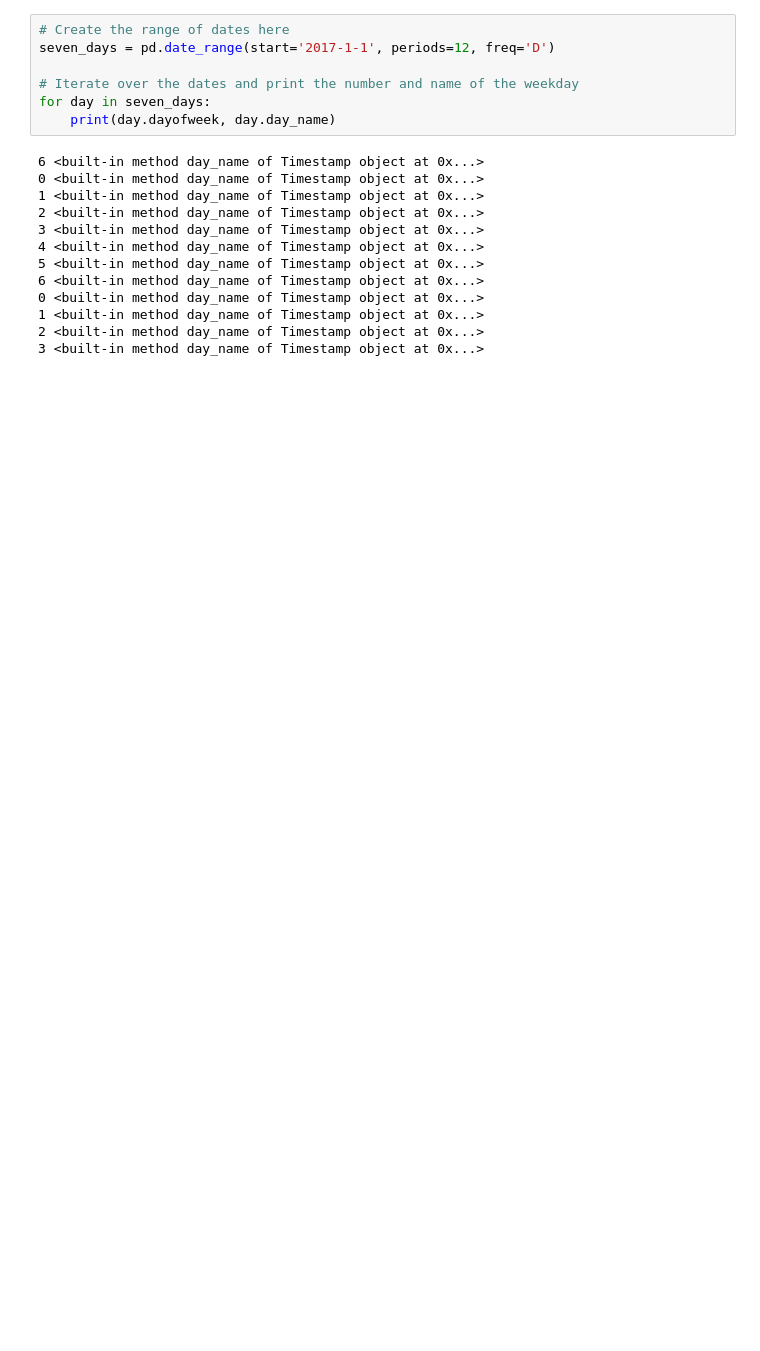
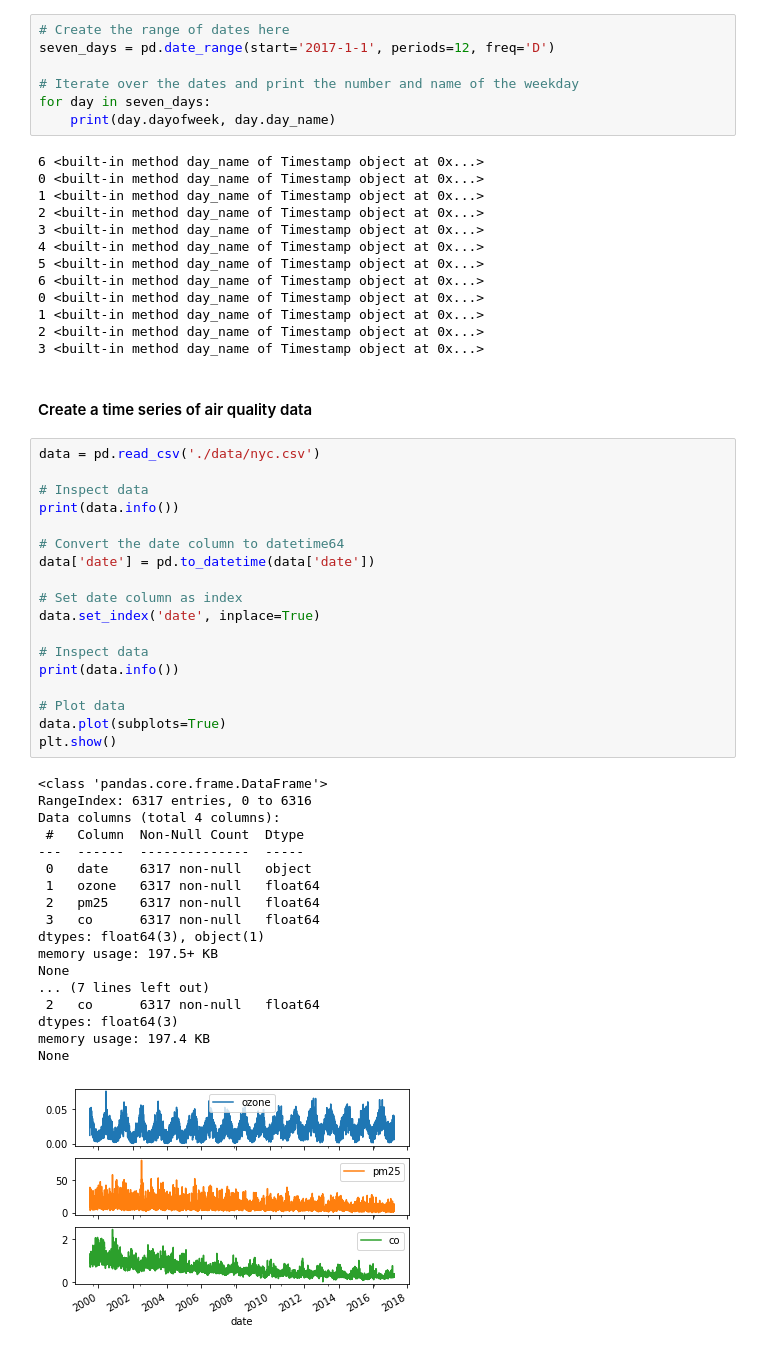
Before and after one commit to naikshubham/Forecasting-using-Python, a Jupyter notebook: Manipulating-Time-Series-Data/Manipulating Time Series.ipynb, the cells around one changed output. Cells and saved outputs as stored; diff of their text form; blank space fills up the shorter version.

```diff
--- a/Manipulating-Time-Series-Data/Manipulating Time Series.ipynb
+++ b/Manipulating-Time-Series-Data/Manipulating Time Series.ipynb
@@ -25,3 +26,42 @@ for day in seven_days:
 1 <built-in method day_name of Timestamp object at 0x...>
 2 <built-in method day_name of Timestamp object at 0x...>
 3 <built-in method day_name of Timestamp object at 0x...>
+# %% [markdown]
+#### Create a time series of air quality data
+# %%
+data = pd.read_csv('./data/nyc.csv')
+
+# Inspect data
+print(data.info())
+
+# Convert the date column to datetime64
+data['date'] = pd.to_datetime(data['date'])
+
+# Set date column as index
+data.set_index('date', inplace=True)
+
+# Inspect data
+print(data.info())
+
+# Plot data
+data.plot(subplots=True)
+plt.show()
+# %% [output]
+<class 'pandas.core.frame.DataFrame'>
+RangeIndex: 6317 entries, 0 to 6316
+Data columns (total 4 columns):
+ #   Column  Non-Null Count  Dtype
+---  ------  --------------  -----
+ 0   date    6317 non-null   object
+ 1   ozone   6317 non-null   float64
+ 2   pm25    6317 non-null   float64
+ 3   co      6317 non-null   float64
+dtypes: float64(3), object(1)
+memory usage: 197.5+ KB
+None
+... (7 lines left out)
+ 2   co      6317 non-null   float64
+dtypes: float64(3)
+memory usage: 197.4 KB
+None
+[figure, added]
```
Also changed, not shown: parts of 8 cells of this notebook.
